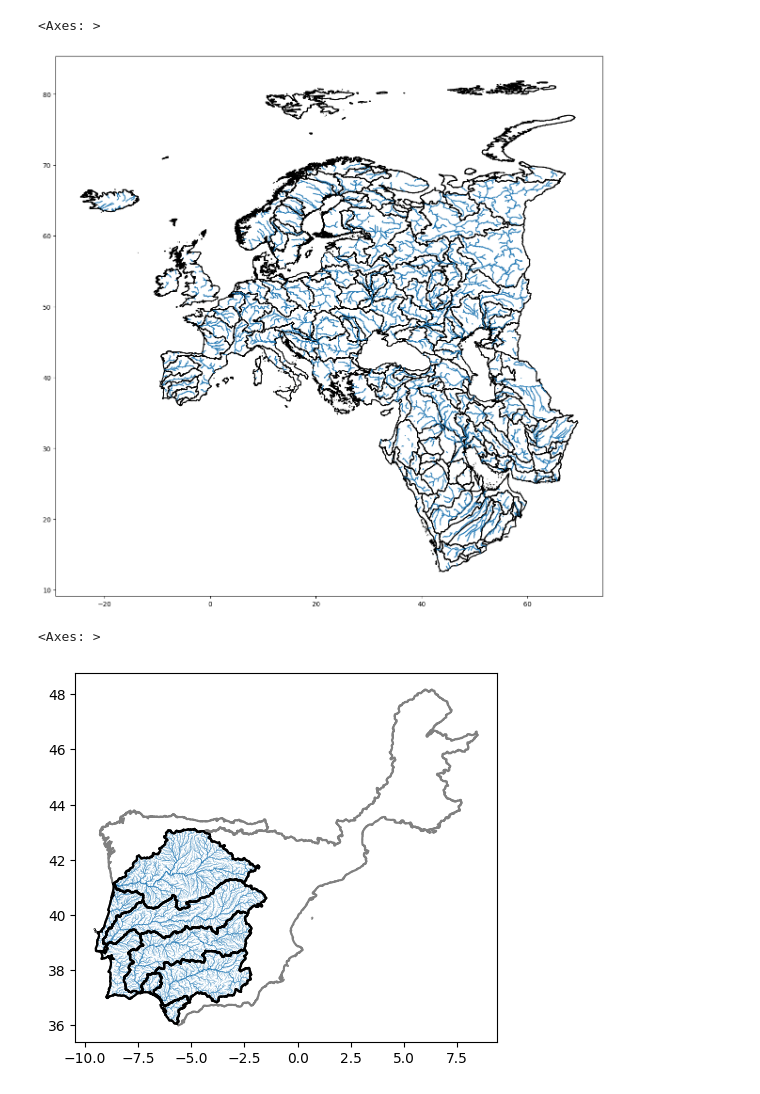
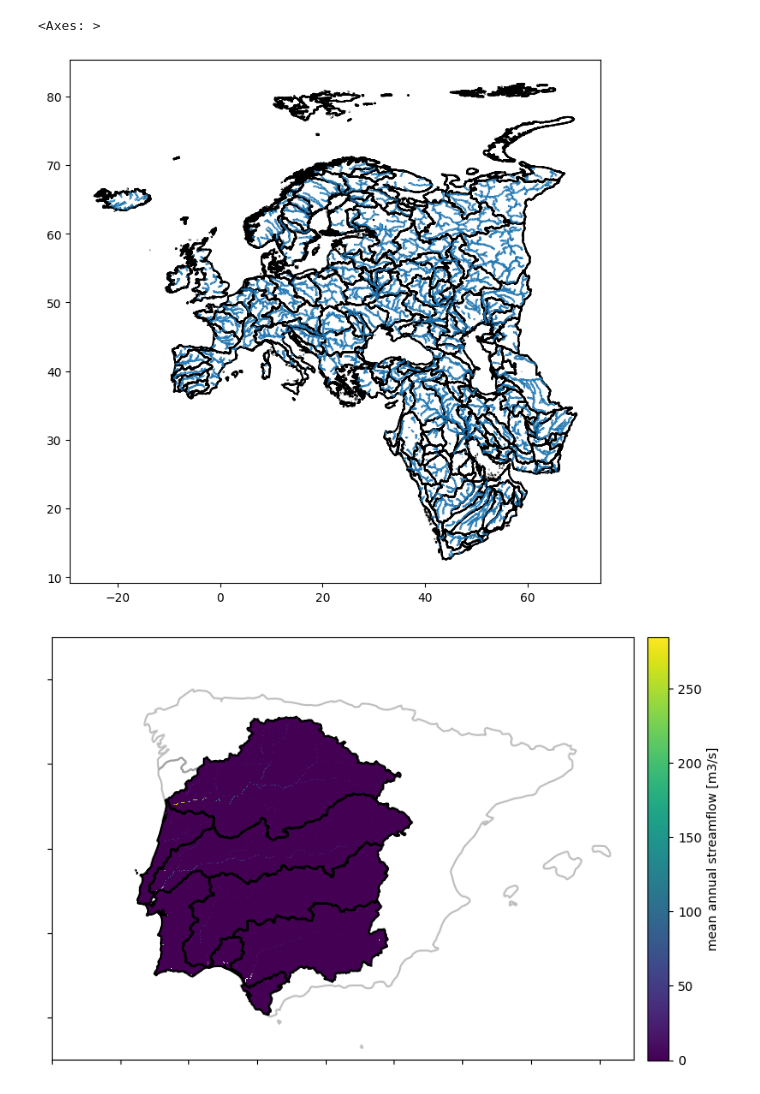
Before and after one commit to lgroenhart/AMDFLOW, a Jupyter notebook: data_exploration.ipynb, the cells around one changed output. Drawn from its saved outputs; the diff is of its cells as text; code cells hidden in the pictures.

Commit message:
adding flo1k and hydro_rivers together into plots

```diff
--- a/data_exploration.ipynb
+++ b/data_exploration.ipynb
@@ -4,25 +7,44 @@ import geopandas as gpd
 # %%
 basins_eu_me = gpd.read_file("../data/hybas_eu_lev01-06_v1c/hybas_eu_lev04_v1c.shp")
 rivers_eu = gpd.read_file("../data/HydroRIVERS_v10_eu_shp/HydroRIVERS_v10_eu.shp")
+countries = gpd.read_file("../data/world-administrative-boundaries/world-administrative-boundaries.shp")
+flo_IPB = rxr.open_rasterio("../data/flo_IPB_last_date.tif")
 # %%
 mask_strahler_five = rivers_eu["ORD_STRA"] >= 5
 rivers_eu_five = rivers_eu[mask_strahler_five]
 # %%
-ax = basins_eu_me.boundary.plot(edgecolor = "k", figsize= (15, 15))
-rivers_eu_five.plot(ax = ax)
+ax = basins_eu_me.boundary.plot(edgecolor = "k", figsize= (8, 8))
+rivers_eu_five.plot(ax = ax);
 # %% [output]
 <Axes: >
-[figure, old version]
+[figure, new version]
 # %%
 IPB = basins_eu_me.iloc[45:53]
-iberian = basins_eu_me[44:54]
+spain_mask  = countries["English_Nam"] == "Spain"
+portugal_mask = countries["English_Nam"] == "Portugal"
+mask_iberia = spain_mask | portugal_mask
+iberia = countries[mask_iberia]
 # %%
 rivers_in_IPB = gpd.sjoin(rivers_eu, IPB, predicate='intersects', how='inner')
 # %%
+fig, ax = plt.subplots(figsize = (8, 8))
 sizes = rivers_in_IPB["ORD_STRA"].fillna(1).astype(float) * 0.1
-ax = IPB.boundary.plot(edgecolor = "k", zorder = 10)
-iberian.boundary.plot(edgecolor = "grey", ax = ax, zorder = 1)
-rivers_in_IPB.plot(ax = ax,linewidth=sizes)
+IPB.boundary.plot(edgecolor = "k", zorder = 10, ax = ax)
+iberia.boundary.plot(edgecolor = "grey", zorder = 1, ax = ax, alpha = 0.5)
+# rivers_in_IPB.plot(ax = ax,linewidth=sizes, alpha = 0.5)
+flo_IPB_plot = flo_IPB.where(
+    flo_IPB >= 0)
+flo_IPB_plot.plot(ax = ax, cbar_kwargs={'shrink': 0.6, 'pad': 0.02})
+ax.set_xlim(-12, 5)
+ax.set_ylim(35, 45)
+ax.set_xticklabels("")
+ax.set_yticklabels("")
+ax.set_ylabel("")
+ax.set_xlabel("")
+ax.set_title("")
+plt.tight_layout()
+fig.savefig("test_flo1k.png", dpi = 200)
+plt.show()
+plt.close()
 # %% [output]
-<Axes: >
-[figure, old version]
+[figure, new version]
```
Also changed, not shown: parts of 2 cells of this notebook, 1 other file.
